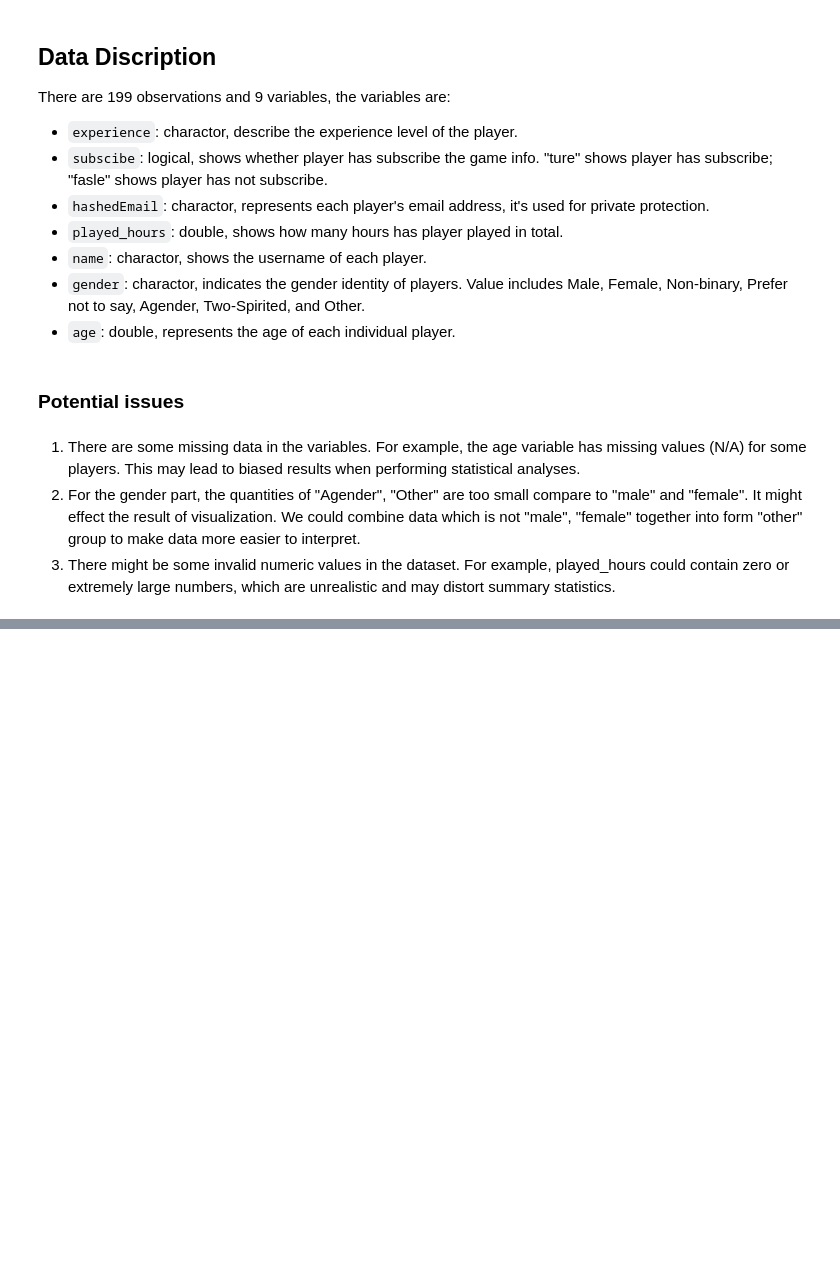
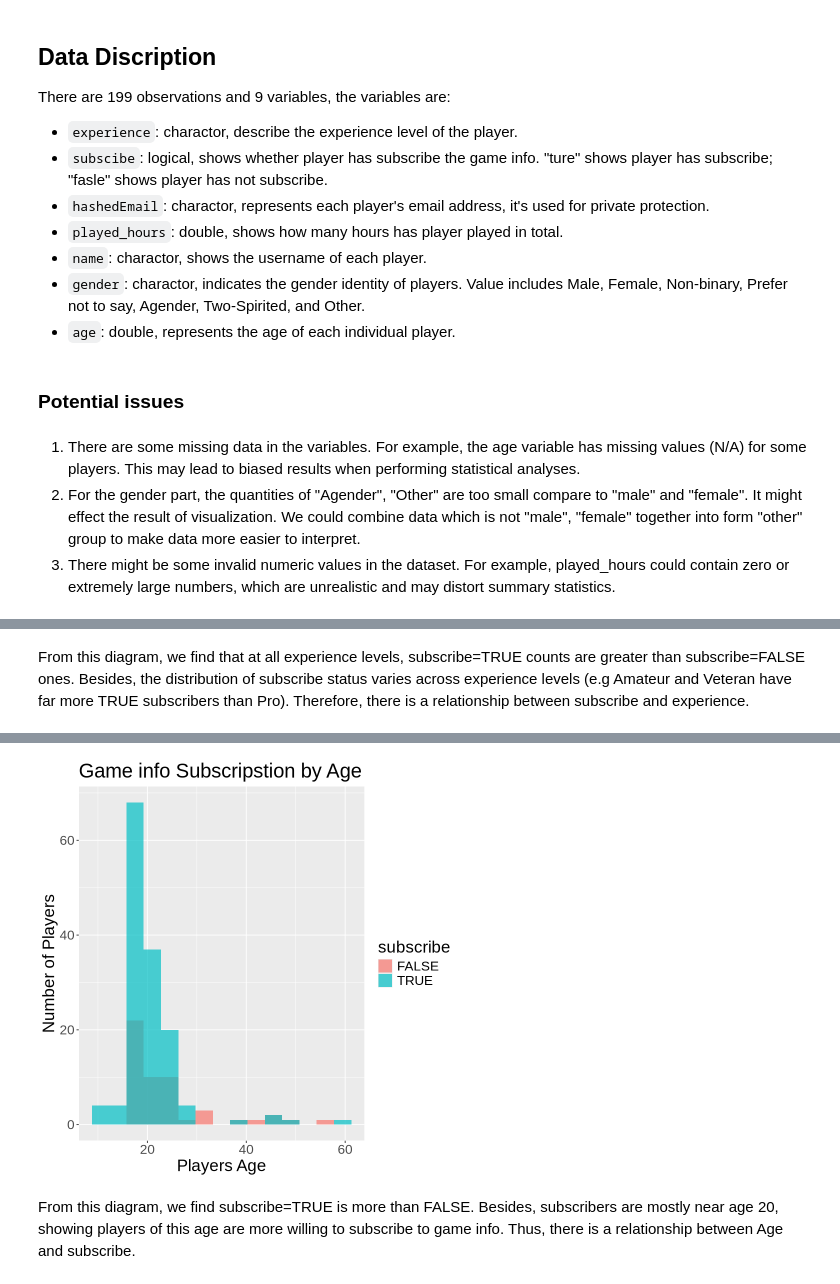
Before and after one commit to Timzhou246/DSCI-100-Individual-plan, a Jupyter notebook: Individual-Plan.ipynb, the cells around one changed output, grey strips where cells are left out. Drawn from its saved outputs; the diff is of its cells as text; code cells hidden in the pictures; blank space fills up the shorter version.

```diff
--- a/Individual-Plan.ipynb
+++ b/Individual-Plan.ipynb
@@ -74,0 +95,8 @@ There are 199 observations and 9 variables, the variables are:
+# %% [markdown]
+From this diagram, we find that at all experience levels, subscribe=TRUE counts are greater than subscribe=FALSE ones. Besides, the distribution of subscribe status varies across experience levels (e.g Amateur and Veteran have far more TRUE subscribers than Pro). Therefore, there is a relationship between subscribe and experience.
+# %%
+ggplot(players, aes(x = Age, fill = subscribe)) +
+geom_histogram(alpha = 0.7, position = "identity", bins = 15) +
+labs(x = "Players Age", y = "Number of Players", title = "Game info Subscripstion by Age") +
+theme(text = element_text(size = 20))
+# %% [output]
@@ -74,0 +105,3 @@ There are 199 observations and 9 variables, the variables are:
+[figure, added]
+# %% [markdown]
+From this diagram, we find subscribe=TRUE is more than FALSE. Besides, subscribers are mostly near age 20, showing players of this age are more willing to subscribe to game info. Thus, there is a relationship between Age and subscribe.
```
Also changed, not shown: parts of 4 cells of this notebook.
